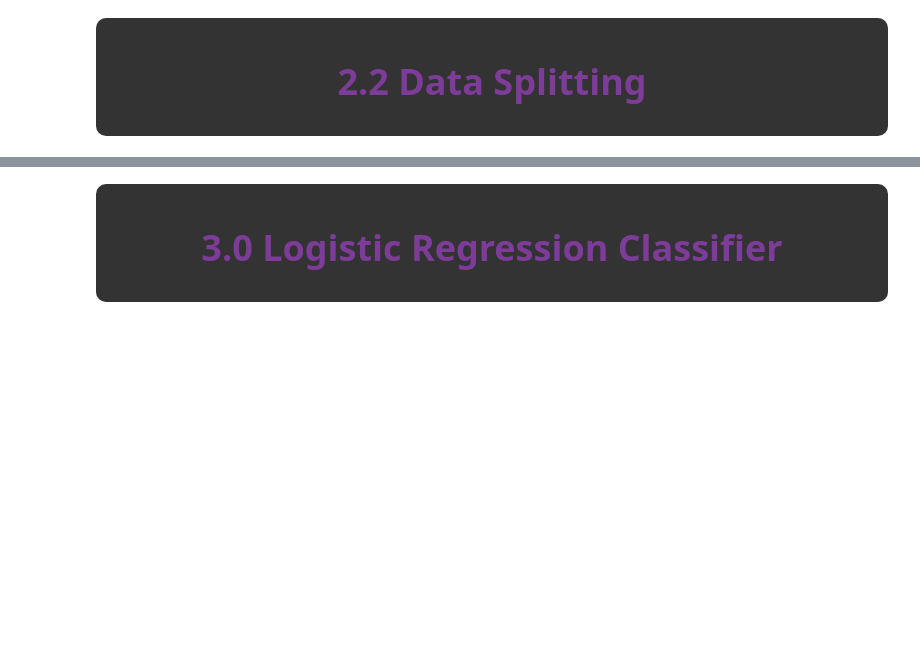
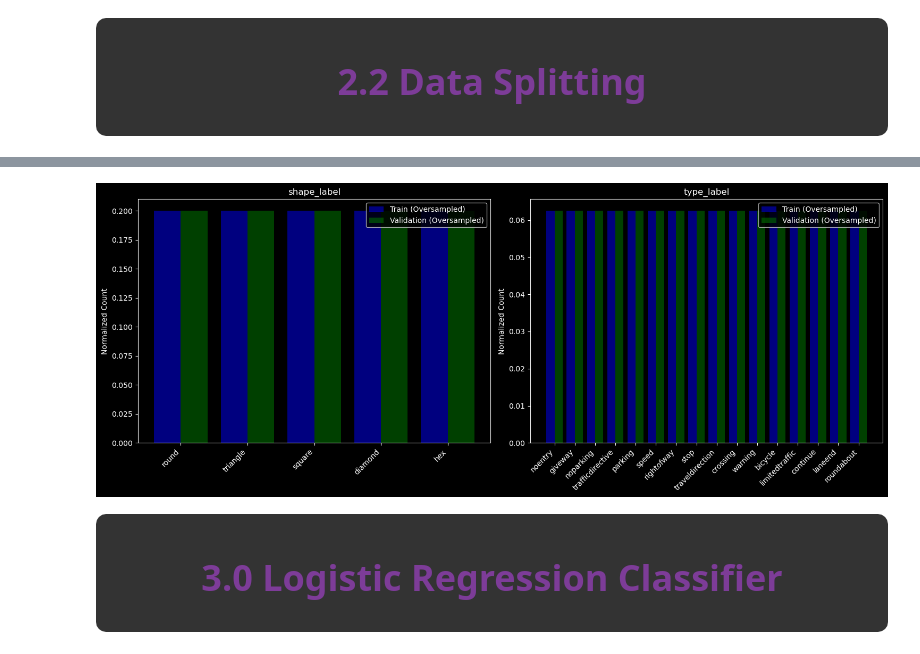
Before and after one commit to des1-gner/trafficsigns-main, a Jupyter notebook: s3952320_s3900481.ipynb, the cells around one changed output, grey strips where cells are left out. Cells and saved outputs as stored; diff of their text form; code cells hidden in the pictures; blank space fills up the shorter version.

Commit message:
oversampling

```diff
--- a/s3952320_s3900481.ipynb
+++ b/s3952320_s3900481.ipynb
@@ -646,0 +610,43 @@ y_val_type = df.iloc[val_indices]['type_label'].values
+# %%
+import matplotlib.pyplot as plt
+import numpy as np
+from imblearn.over_sampling import RandomOverSampler
+
+# Get the unique labels for each column
+shape_labels = shape_encoder.classes_
+type_labels = type_encoder.classes_
+
+# Create a grid of subplots
+fig, axs = plt.subplots(1, 2, figsize=(15, 6))
+
+for i, (col, ax) in enumerate(zip(['shape_label', 'type_label'], axs)):
+    # Oversample the minority classes in the training set
+    ros = RandomOverSampler(random_state=42)
+    X_train_resampled, y_train_resampled = ros.fit_resample(df.loc[train_indices, df.columns != col],
+                                                            df.loc[train_indices, col])
+    train_value_counts_resampled = pd.Series(y_train_resampled).value_counts(normalize=True)
+
+    # Oversample the minority classes in the validation set
+    X_val_resampled, y_val_resampled = ros.fit_resample(df.loc[val_indices, df.columns != col],
+                                                        df.loc[val_indices, col])
+    val_value_counts_resampled = pd.Series(y_val_resampled).value_counts(normalize=True)
+
+    # Get the actual label names using the inverse transform of the encoders
+    label_names = shape_encoder.inverse_transform(train_value_counts_resampled.index) if col == 'shape_label' else type_encoder.inverse_transform(train_value_counts_resampled.index)
+
+    # Plot the normalized value counts after oversampling
+    bar_width = 0.4
+    x_positions = np.arange(len(label_names))
+    ax.bar(x_positions - bar_width / 2, train_value_counts_resampled, bar_width, color='blue', label='Train (Oversampled)', alpha=0.5)
+    ax.bar(x_positions + bar_width / 2, val_value_counts_resampled, bar_width, color='green', label='Validation (Oversampled)', alpha=0.5)
+
+    ax.set_title(col)
+    ax.set_xticks(x_positions)
+    ax.set_xticklabels(label_names, rotation=45, ha='right')
+    ax.set_ylabel('Normalized Count')
+    ax.legend()
+
+fig.tight_layout()
+plt.show()
+# %% [output]
+[figure, added]
```
Also changed, not shown: parts of 9 cells of this notebook.
